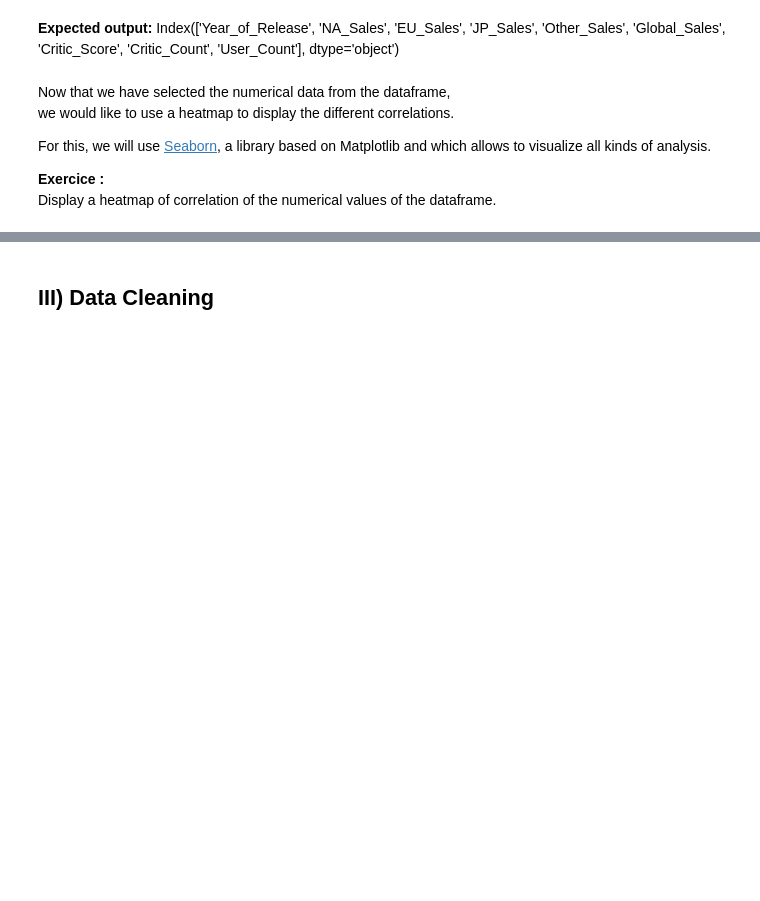
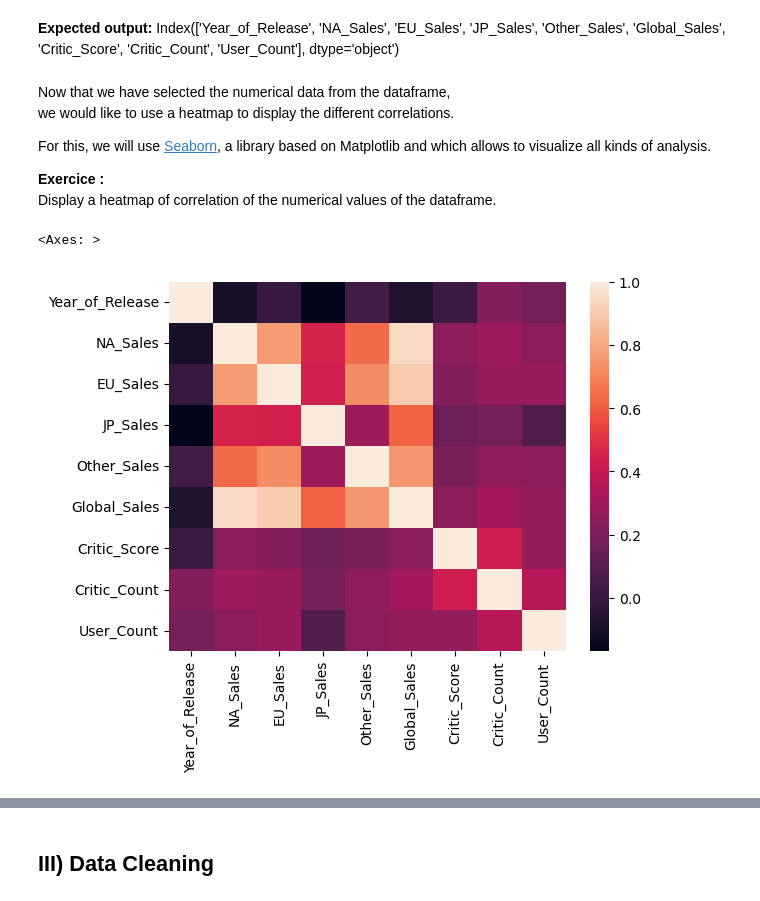
Before and after one commit to PoC-Community/ia-pandas-anradice, a Jupyter notebook: 2.video_games_data_visualisation.ipynb, the cells around one changed output, grey strips where cells are left out. Cells and saved outputs as stored; diff of their text form; code cells hidden in the pictures; blank space fills up the shorter version.

```diff
--- a/2.video_games_data_visualisation.ipynb
+++ b/2.video_games_data_visualisation.ipynb
@@ -176,6 +254,11 @@ For this, we will use [Seaborn](https://seaborn.pydata.org/), a library based on
 Display a heatmap of correlation of the numerical values of the dataframe.
 # %%
 #display heatmap thanks to seaborn
+
+sns.heatmap(df.select_dtypes(include=np.number).corr(), annot=False)
+# %% [output]
+<Axes: >
+[figure, added]
 # %% [markdown]
 **Expected output:**\
 <img src="./image/heatmap.png"/>
```
Also changed, not shown: parts of 13 cells of this notebook.
